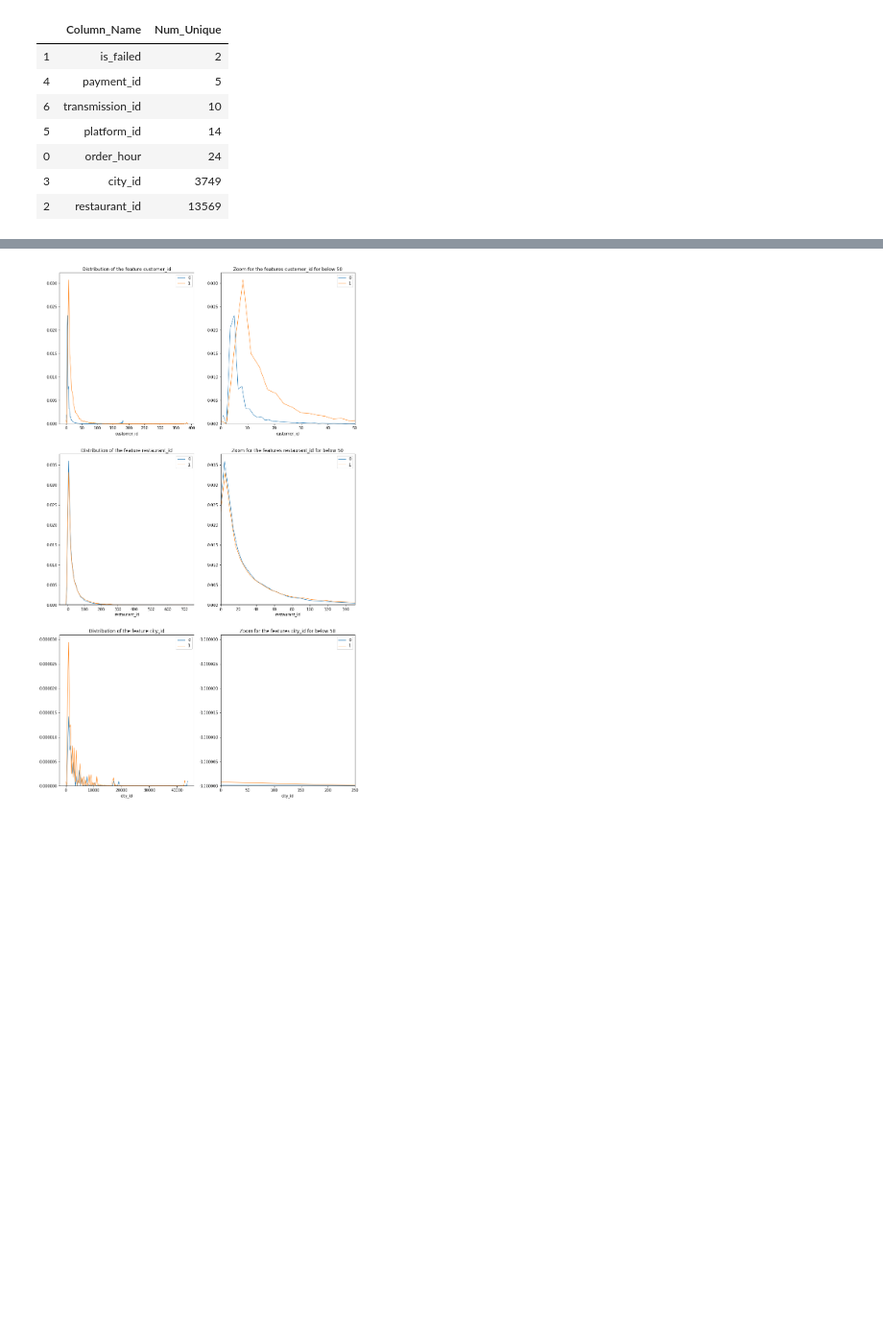
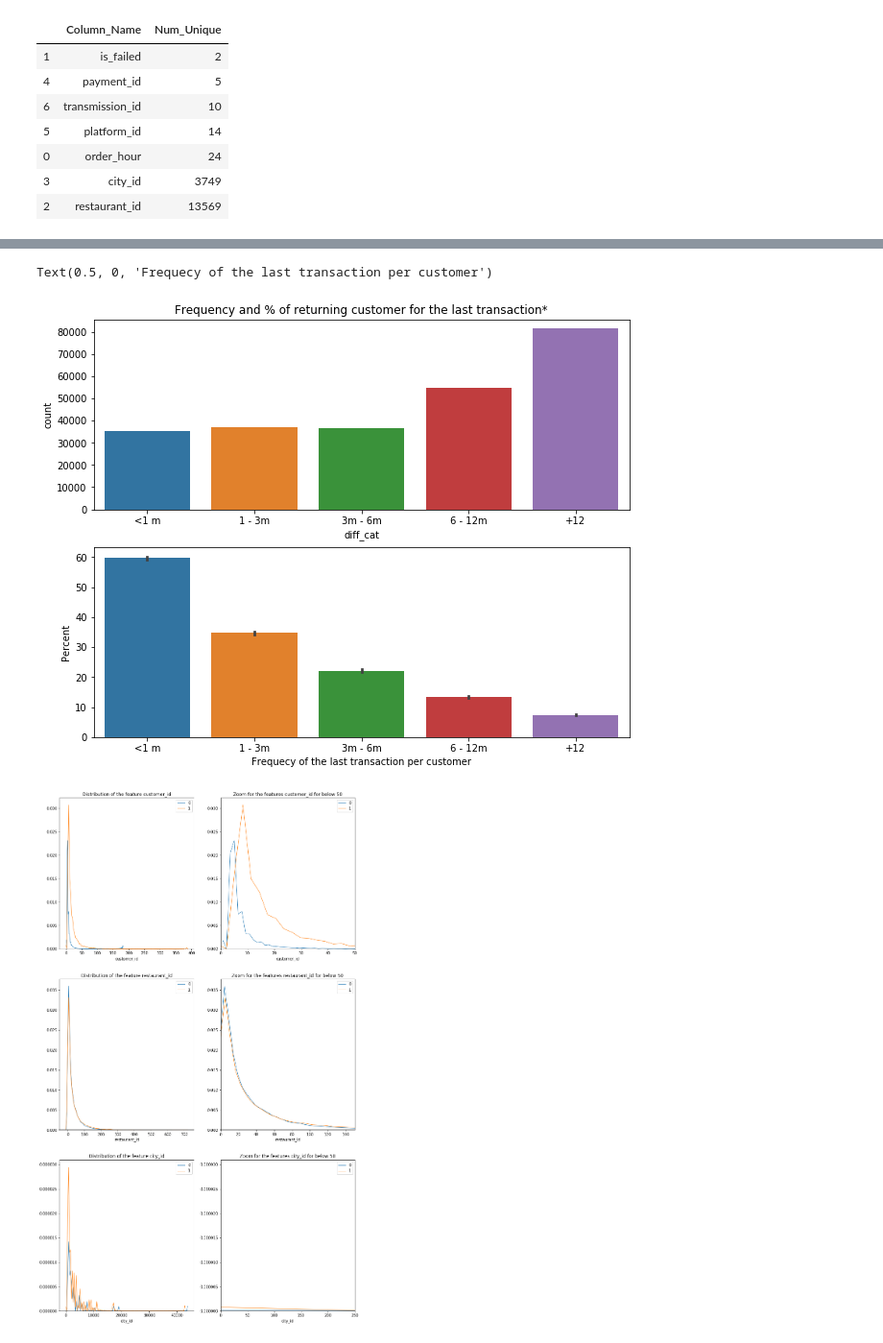
Before and after one commit to kaueserra/Delivery-hero-challenge, a Jupyter notebook: Notebooks/1.EDA_DH-checkpoint.ipynb, the cells around one changed output, grey strips where cells are left out. Shown at 96% size. Saved outputs shown, nothing was run; the diff lists cells and outputs as text; code cells hidden in the pictures; blank space fills up the shorter version.

```diff
--- a/Notebooks/1.EDA_DH-checkpoint.ipynb
+++ b/Notebooks/1.EDA_DH-checkpoint.ipynb
@@ -183,3 +211,36 @@ unique_counts
+# %%
+ds_test =  pd.DataFrame(ds.groupby('customer_id').agg({
+                        'order_date':'max',
+                        'is_returning_customer':'max'}))
+
+
+today = datetime.strptime('2017-02-28', '%Y-%m-%d')
+
+ds_test['diff'] = (today - ds_test.order_date).dt.days
+
+
+cut_labels = ['<1 m','1 - 3m','3m - 6m', '6 - 12m','+12']
+cut_bins =[0,31, 90, 180, 365,2000]
+
+ds_test['diff_cat'] = pd.cut(ds_test['diff'],
+                            bins=cut_bins,
+                            labels=cut_labels)
+
+fig, axs = plt.subplots(nrows=2)
+fig.set_size_inches(10,8)
+
+sns.countplot(x="diff_cat", data=ds_test,ax=axs[0])
+axs[0].set_title('Frequency and % of returning customer for the last transaction*')
+
+sns.barplot(x="diff_cat", y="is_returning_customer",ax=axs[1], data=ds_test, estimator=lambda x: sum(x) / len(x) * 100)
+axs[1].set_ylabel('Percent')
+axs[1].set_xlabel("Frequecy of the last transaction per customer")
+
+# We can see here that customers with recent transactions have the tendecy to return,
+# And most of the costumer made the last transaction more than a year ago
+# %% [output]
+Text(0.5, 0, 'Frequecy of the last transaction per customer')
+[figure, added]
 # %%
 vars_dist = ['customer_id','restaurant_id','city_id']
 
```
Also changed, not shown: parts of 19 cells of this notebook, 1 other file.
